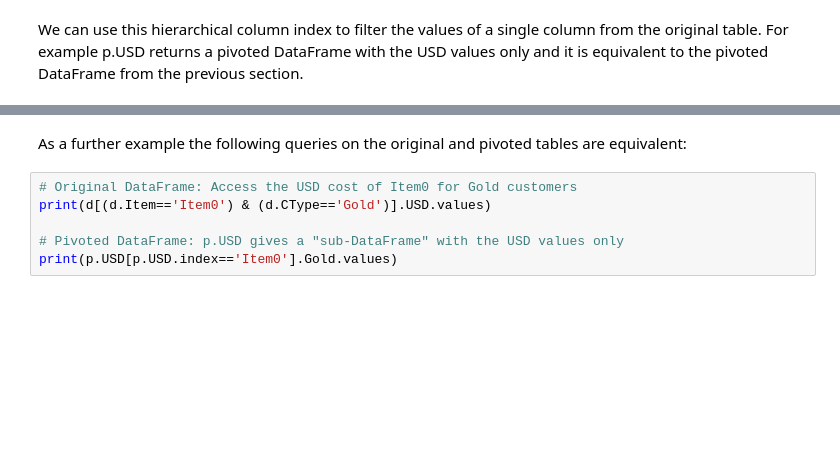
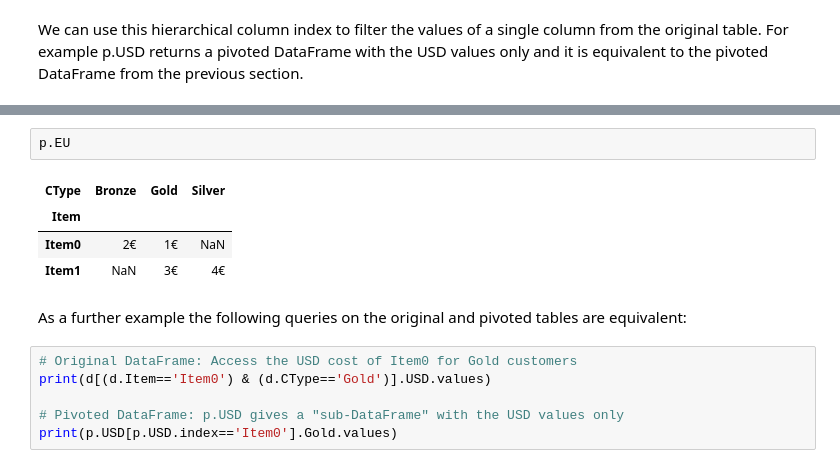
Before and after one commit to redmage123/pandas-timeseries, a Jupyter notebook: docs/pandas-timeseries.ipynb, the cells around one changed output, grey strips where cells are left out. Saved outputs shown, nothing was run; the diff lists cells and outputs as text; blank space fills up the shorter version.

```diff
--- a/docs/pandas-timeseries.ipynb
+++ b/docs/pandas-timeseries.ipynb
@@ -1297,3 +3065,10 @@ p.USD
+# %%
+p.EU
+# %% [output]
+| CType | Bronze | Gold | Silver |
+| Item |  |  |  |
+| Item0 | 2€ | 1€ | NaN |
+| Item1 | NaN | 3€ | 4€ |
 # %% [markdown]
 As a further example the following queries on the original and pivoted tables are equivalent:
 # %%
```
Also changed, not shown: parts of 25 cells of this notebook, 3 other files.
